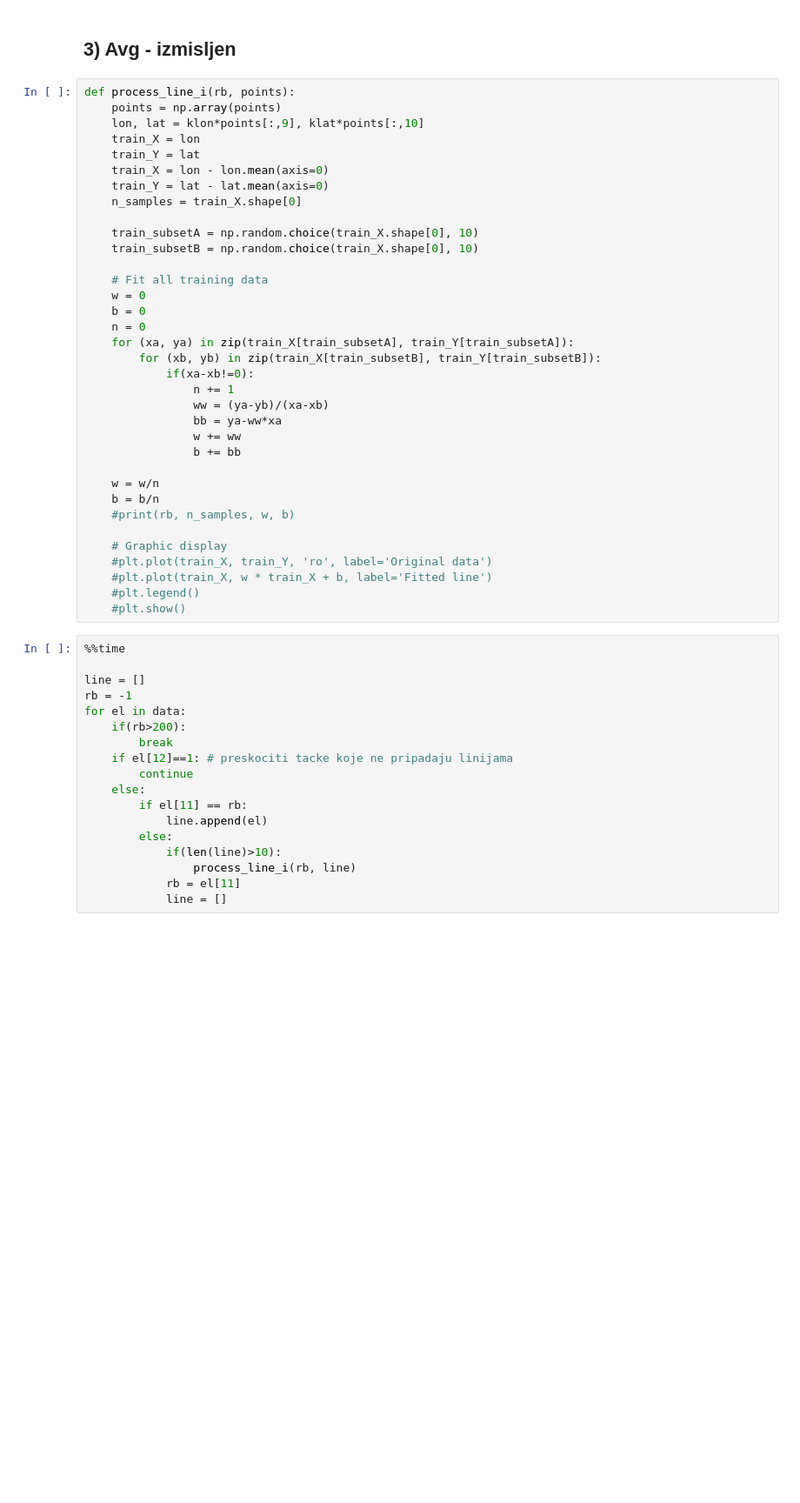
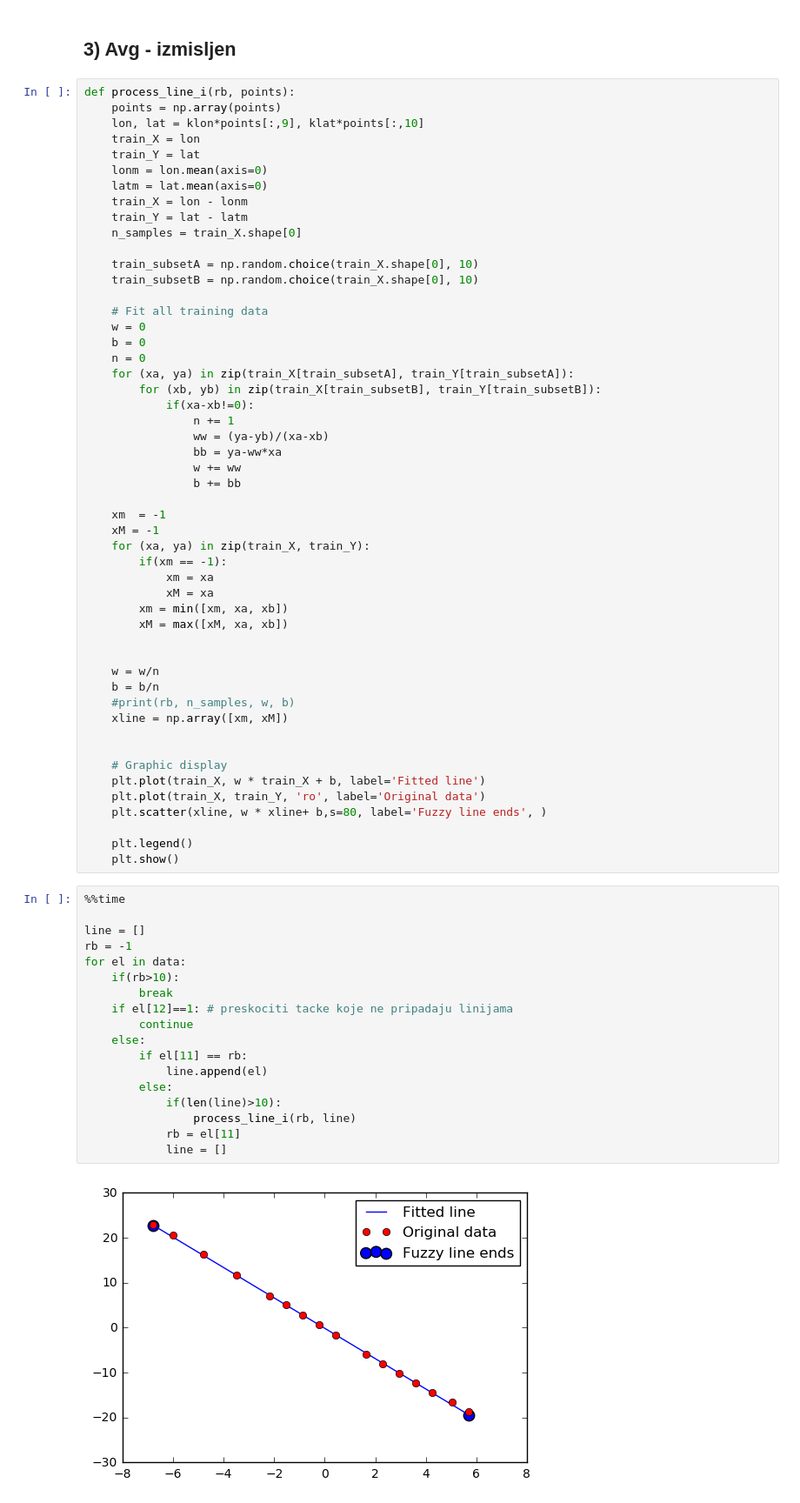
Before and after one commit to ftn-ai-lab/ori-2017-e2, a Jupyter notebook: teorija/03-neuronske/Analiza podataka - GPS.ipynb, the cells around one changed output. Shown at 87% size. Drawn from its saved outputs; the diff is of its cells as text; blank space fills up the shorter version.

Commit message:
fuzzy ends

```diff
--- a/teorija/03-neuronske/Analiza podataka - GPS.ipynb
+++ b/teorija/03-neuronske/Analiza podataka - GPS.ipynb
@@ -298,8 +298,10 @@ def process_line_i(rb, points):
     lon, lat = klon*points[:,9], klat*points[:,10]
     train_X = lon
     train_Y = lat
-    train_X = lon - lon.mean(axis=0)
-    train_Y = lat - lat.mean(axis=0)
+    lonm = lon.mean(axis=0)
+    latm = lat.mean(axis=0)
+    train_X = lon - lonm
+    train_Y = lat - latm
     n_samples = train_X.shape[0]
 
     train_subsetA = np.random.choice(train_X.shape[0], 10)
@@ -318,31 +320,46 @@ def process_line_i(rb, points):
                 w += ww
                 b += bb
 
+    xm  = -1
+    xM = -1
+    for (xa, ya) in zip(train_X, train_Y):
+        if(xm == -1):
+            xm = xa
+            xM = xa
+        xm = min([xm, xa, xb])
+        xM = max([xM, xa, xb])
+
+
     w = w/n
     b = b/n
     #print(rb, n_samples, w, b)
+    xline = np.array([xm, xM])
+
 
     # Graphic display
-    #plt.plot(train_X, train_Y, 'ro', label='Original data')
-    #plt.plot(train_X, w * train_X + b, label='Fitted line')
-    #plt.legend()
-    #plt.show()
+    plt.plot(train_X, w * train_X + b, label='Fitted line')
+    plt.plot(train_X, train_Y, 'ro', label='Original data')
+    plt.scatter(xline, w * xline+ b,s=80, label='Fuzzy line ends', )
+
+    plt.legend()
+    plt.show()
 # %%
 %%time
 
 line = []
 rb = -1
 for el in data:
-    if(rb>200):
+    if(rb>10):
         break
     if el[12]==1: # preskociti tacke koje ne pripadaju linijama
         continue
     else:
         if el[11] == rb:
             line.append(el)
         else:
             if(len(line)>10):
                 process_line_i(rb, line)
             rb = el[11]
             line = []
 # %% [output]
+[figure, added]
```
Also changed, not shown: parts of 1 cell of this notebook.
